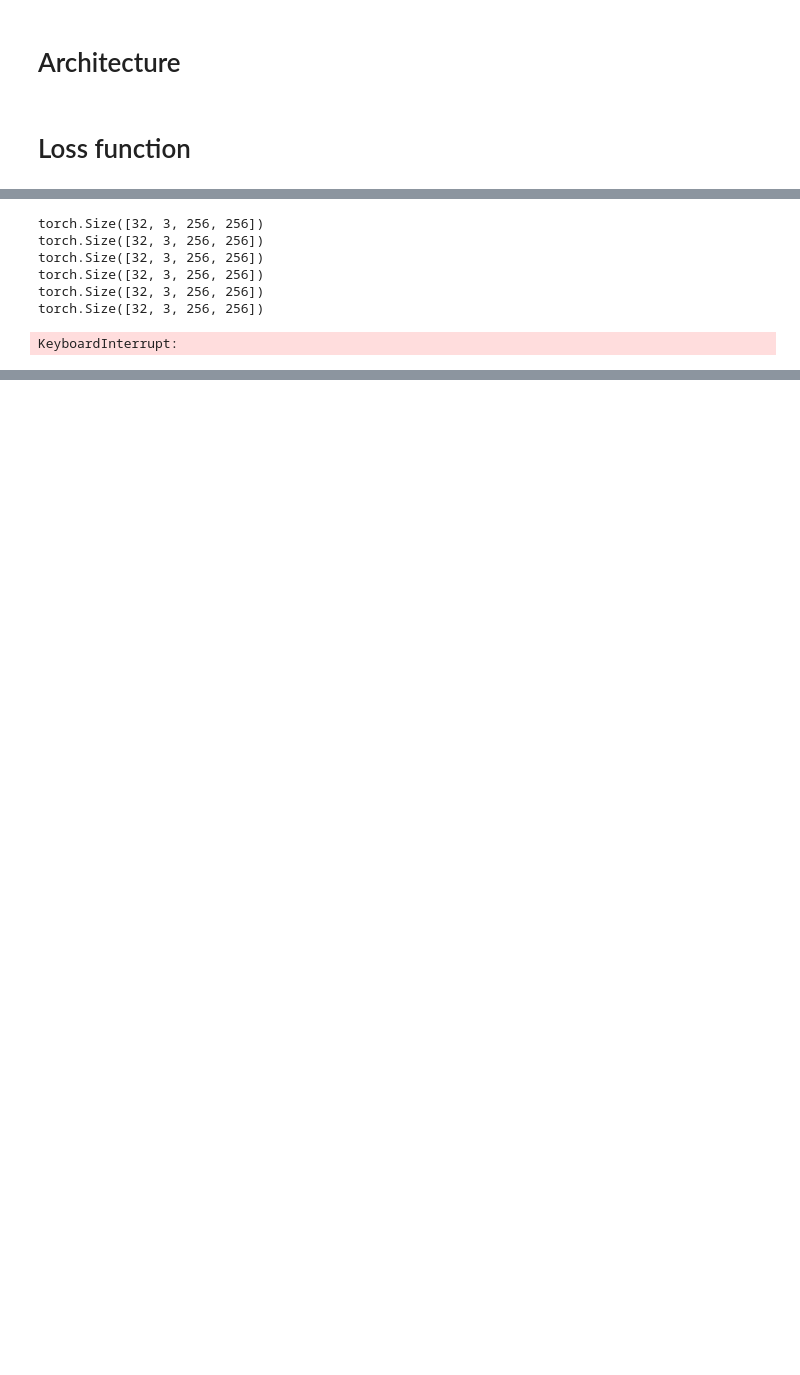
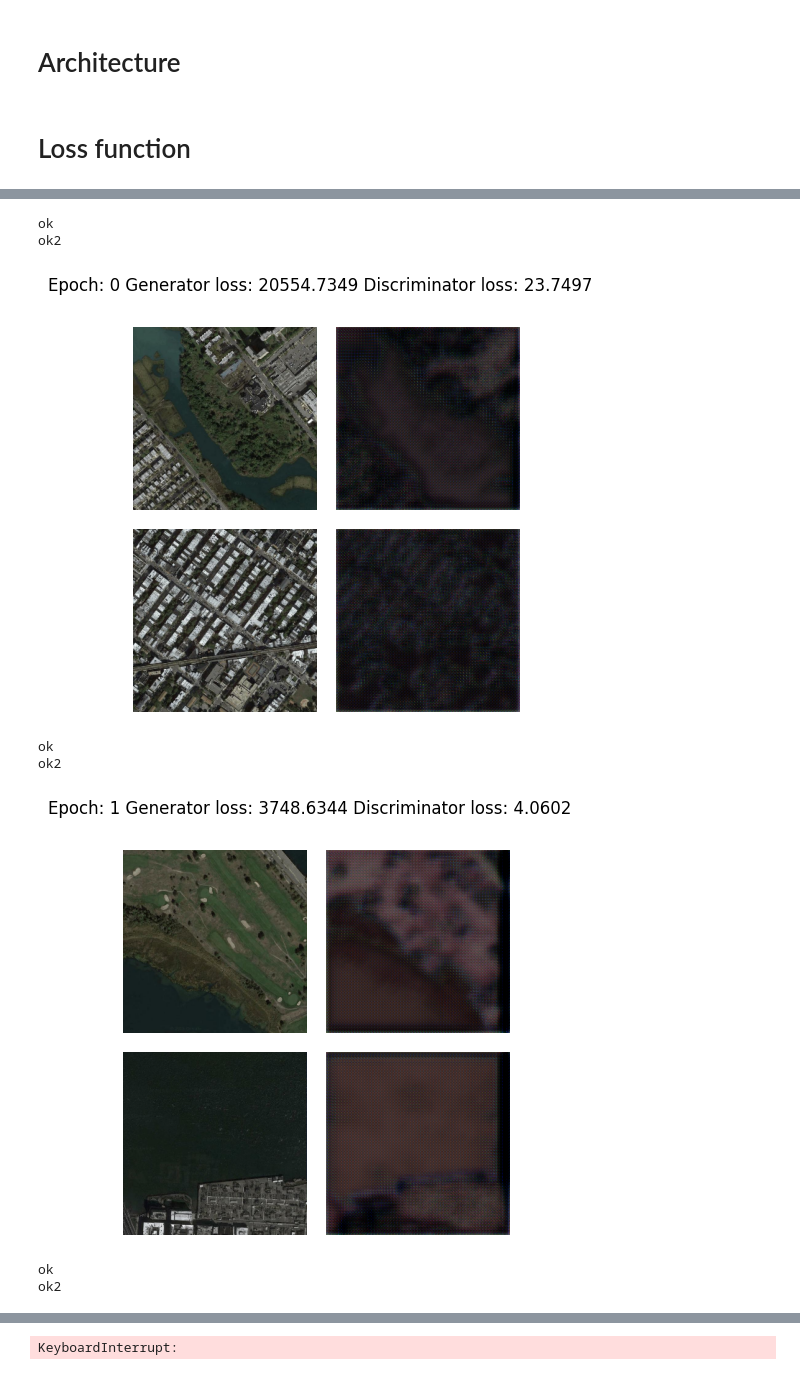
Before and after one commit to patryk-rybak/Satellite-Image-Mapper-3000, a Jupyter notebook: notebooks/geogan.ipynb, the cells around one changed output, grey strips where cells are left out. Cells and saved outputs as stored; diff of their text form; code cells hidden in the pictures; blank space fills up the shorter version.

```diff
--- a/notebooks/geogan.ipynb
+++ b/notebooks/geogan.ipynb
@@ -271,56 +268,54 @@ for i in range(epochs):
   D.train()
 
   for batch_idx, (left_images, right_images) in enumerate(dataloader_train):
       left_images = left_images.to(device)
       right_images = right_images.to(device)
 
       right_fake = G(left_images)
 
       right_fake_detached = right_fake.detach()
-
-      print(left_images.shape)
-      print(right_fake.shape)
 
       G_loss = generator_loss(D(torch.cat((left_images, right_fake), dim=1)), right_fake, right_images)
 
       G_optimizer.zero_grad()
       G_loss.backward()
       G_optimizer.step()
 
       real = torch.cat((left_images, right_images), dim=1)
       fake = torch.cat((left_images, right_fake_detached), dim=1)
       D_loss = discriminator_loss(D(real), D(fake))
 
       D_optimizer.zero_grad()
       D_loss.backward()
       D_optimizer.step()
 
       G_loss_acc += G_loss.item() * len(left_images)
       D_loss_acc += D_loss.item() * len(left_images)
 
-if epochs % 10 == 0:
-  G.eval()
-  with torch.no_grad():
-    images = next(dataloader_vaild_iter)
-    left_images, right_images = images
-    right_fake = G(left_images)
+  # if epochs % 10 == 0:
+  if True:
+    G.eval()
+    with torch.no_grad():
+      images = next(dataloader_vaild_iter)
+      left_images, right_images = images
+      right_fake = G(left_images.to(device))
 
-    left_images = left_images.permute(1, 2, 0).cpu().numpy()
-    right_fake = right_fake.permute(1, 2, 0).cpu().numpy()
+      left_images = left_images.cpu()
+      right_fake = right_fake.cpu()
 
-    left_images = denormalize(left_images)
-    right_fake = denormalize(right_fake)
-
-    show_images(
-      left_images,
-      right_fake,
-      title= f"Epoch: {i} Generator loss: {G_loss_acc / len(dataloader_train) :.4f} Discriminator loss: {D_loss_acc / len(dataloader_train) :.4f}"
-      )
+      left_images = denormalize(left_images)
+      right_fake = denormalize(right_fake)
+      show_images(
+        left_images,
+        right_fake,
+        title= f"Epoch: {i} Generator loss: {G_loss_acc / len(dataloader_train) :.4f} Discriminator loss: {D_loss_acc / len(dataloader_train) :.4f}"
+        )
 # %% [output]
-torch.Size([32, 3, 256, 256])
-torch.Size([32, 3, 256, 256])
-torch.Size([32, 3, 256, 256])
-torch.Size([32, 3, 256, 256])
-torch.Size([32, 3, 256, 256])
-torch.Size([32, 3, 256, 256])
+ok
+ok2
+[figure, added]
-KeyboardInterrupt:
+ok
+ok2
+[figure, added]
+ok
+ok2
@@ -326,0 +323 @@ KeyboardInterrupt:
+KeyboardInterrupt:
```
Also changed, not shown: parts of 8 cells of this notebook.
